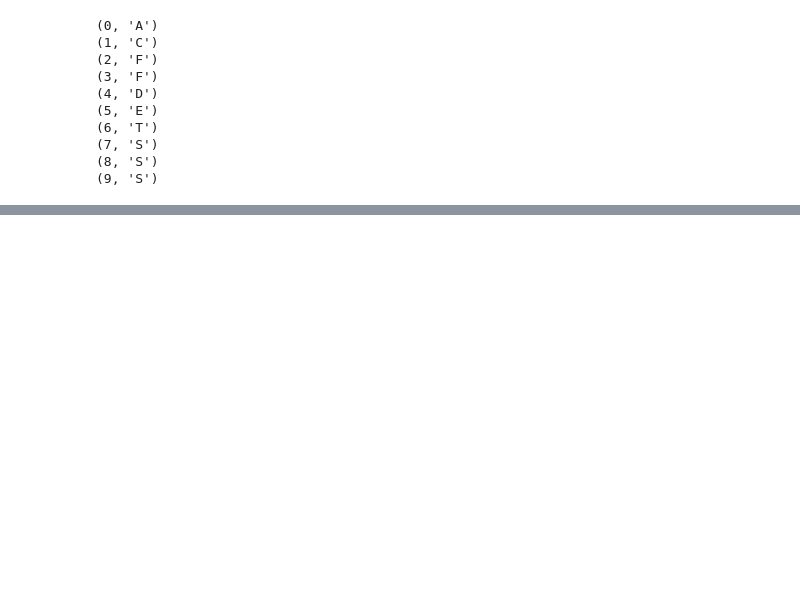
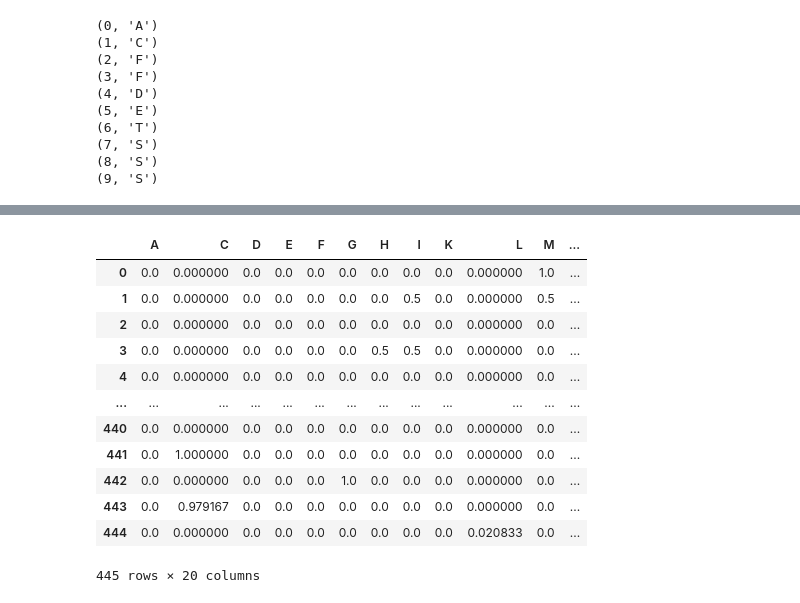
Before and after one commit to wunfuntin/uniprot, a Jupyter notebook: scratch.ipynb, the cells around one changed output, grey strips where cells are left out. Cells and saved outputs as stored; diff of their text form; code cells hidden in the pictures; blank space fills up the shorter version.

```diff
--- a/scratch.ipynb
+++ b/scratch.ipynb
@@ -52,0 +98,17 @@ for index, item in enumerate(wt_seq, start=0):   # Python indexes start at zero
+# %%
+mstn_alignment_site_freq_df = mstn_alignment_site_comp_df.div(mstn_alignment_site_comp_df.sum(axis=1), axis=0)
+mstn_alignment_site_freq_df
+# %% [output]
+|  | A | C | D | E | F | G | H | I | K | L | M | ... |
+| 0 | 0.0 | 0.000000 | 0.0 | 0.0 | 0.0 | 0.0 | 0.0 | 0.0 | 0.0 | 0.000000 | 1.0 | ... |
+| 1 | 0.0 | 0.000000 | 0.0 | 0.0 | 0.0 | 0.0 | 0.0 | 0.5 | 0.0 | 0.000000 | 0.5 | ... |
+| 2 | 0.0 | 0.000000 | 0.0 | 0.0 | 0.0 | 0.0 | 0.0 | 0.0 | 0.0 | 0.000000 | 0.0 | ... |
+| 3 | 0.0 | 0.000000 | 0.0 | 0.0 | 0.0 | 0.0 | 0.5 | 0.5 | 0.0 | 0.000000 | 0.0 | ... |
+| 4 | 0.0 | 0.000000 | 0.0 | 0.0 | 0.0 | 0.0 | 0.0 | 0.0 | 0.0 | 0.000000 | 0.0 | ... |
+| ... | ... | ... | ... | ... | ... | ... | ... | ... | ... | ... | ... | ... |
+| 440 | 0.0 | 0.000000 | 0.0 | 0.0 | 0.0 | 0.0 | 0.0 | 0.0 | 0.0 | 0.000000 | 0.0 | ... |
+| 441 | 0.0 | 1.000000 | 0.0 | 0.0 | 0.0 | 0.0 | 0.0 | 0.0 | 0.0 | 0.000000 | 0.0 | ... |
+| 442 | 0.0 | 0.000000 | 0.0 | 0.0 | 0.0 | 1.0 | 0.0 | 0.0 | 0.0 | 0.000000 | 0.0 | ... |
+| 443 | 0.0 | 0.979167 | 0.0 | 0.0 | 0.0 | 0.0 | 0.0 | 0.0 | 0.0 | 0.000000 | 0.0 | ... |
+| 444 | 0.0 | 0.000000 | 0.0 | 0.0 | 0.0 | 0.0 | 0.0 | 0.0 | 0.0 | 0.020833 | 0.0 | ... |
+445 rows × 20 columns
```
Also changed, not shown: parts of 6 cells of this notebook, 5 other files.
